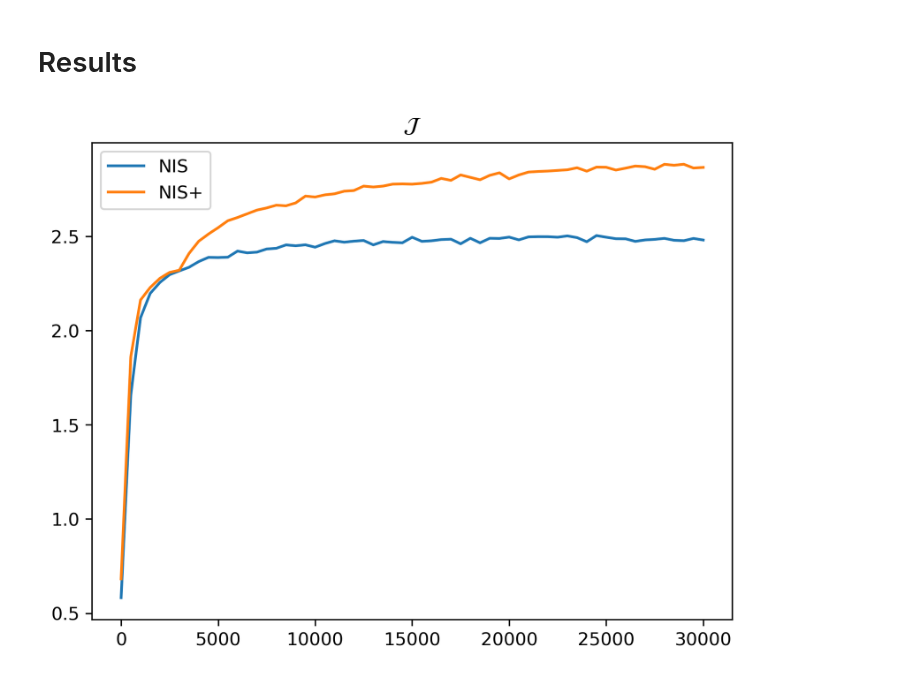
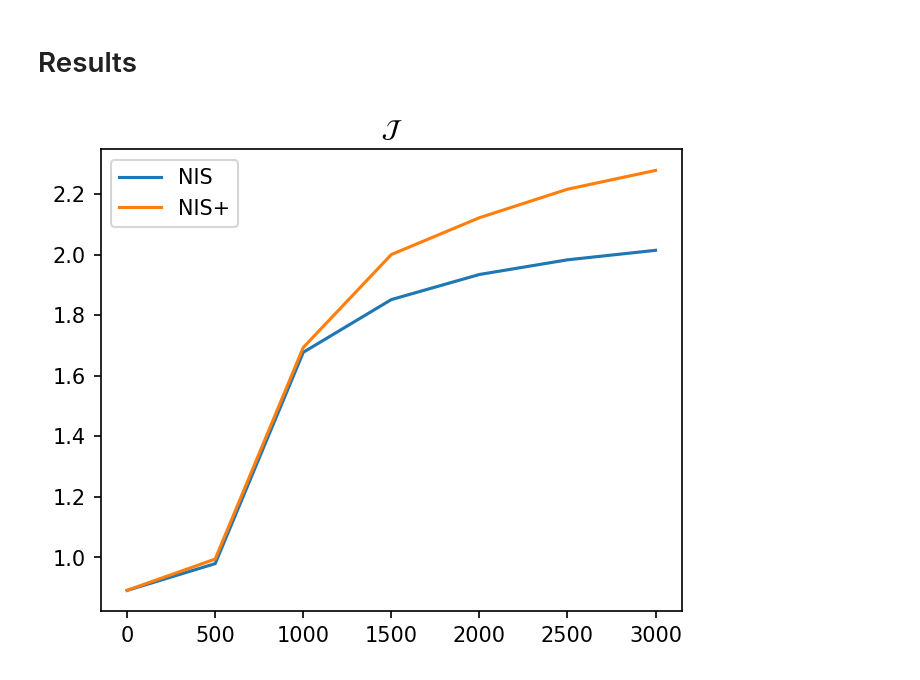
Before and after one commit to Matthew-ymz/Code-for-Finding-emergence-in-data-, a Jupyter notebook: exp/sir/SIR simple example.ipynb, the cells around one changed output. Cells and saved outputs as stored; diff of their text form; code cells hidden in the pictures.

```diff
--- a/exp/sir/SIR simple example.ipynb
+++ b/exp/sir/SIR simple example.ipynb
@@ -48,8 +48,8 @@ sz = 4
 scale = 2
 L = 1
 mae2_w = 3
-T_total = 30001
+T_total = 3001
 eis_nis, term1s_nis, term2s_nis, losses_nis, MAEs_mstep_nis, net_nis = train(train_data=train_data, test_data=test_data,
                                                                     sigma=sigma, rou=rou, sz=sz, scale=scale, L=L,
-                                                                    mae2_w=mae2_w, dt=dt, T2=T_total,framework='nis')
+                                                                    mae2_w=mae2_w, dt=dt, T1=2001, T2=T_total,framework='nis')
 # %% [output]
@@ -75,5 +75,5 @@ check point-------o_1-> 15:58:11.366966; lasting 0:00:12.142258 seconds
 # %%
 eis_nisp, term1s_nisp, term2s_nisp, losses_nisp, MAEs_mstep_nisp, net_nisp = train(train_data=train_data, test_data=test_data,
                                                                          sigma=sigma, rou=rou, sz=sz, scale=scale, L=L,
-                                                                         mae2_w=mae2_w, dt=dt, T2=T_total,framework='nis+')
+                                                                         mae2_w=mae2_w, dt=dt, T1=2001, T2=T_total,framework='nis+')
 # %% [output]
@@ -97,13 +97,13 @@ check point-------o_1-> 19:26:26.038099; lasting 0:00:11.415028 seconds
 # %% [markdown]
 # Results
 # %%
-plt.figure(dpi=300)
+plt.figure(figsize=(5,4),dpi=150)
 timeseries = np.arange(len(eis_nis))*500
 plt.plot(timeseries, eis_nis, label='NIS')
 plt.plot(timeseries, eis_nisp, label='NIS+')
 plt.title(r'$\mathcal{J}$')
 plt.legend()
 plt.show()
 # %% [output]
-[figure, old version]
+[figure, new version]
 # %%
```
Also changed, not shown: parts of 5 cells of this notebook, 15 other files.
